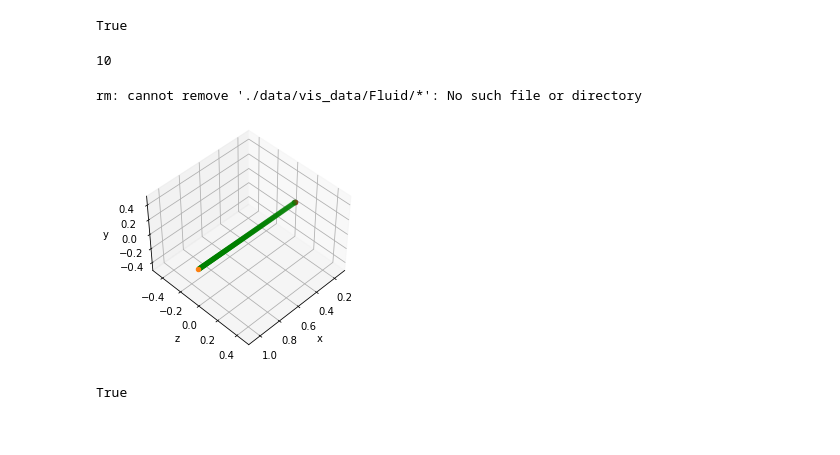
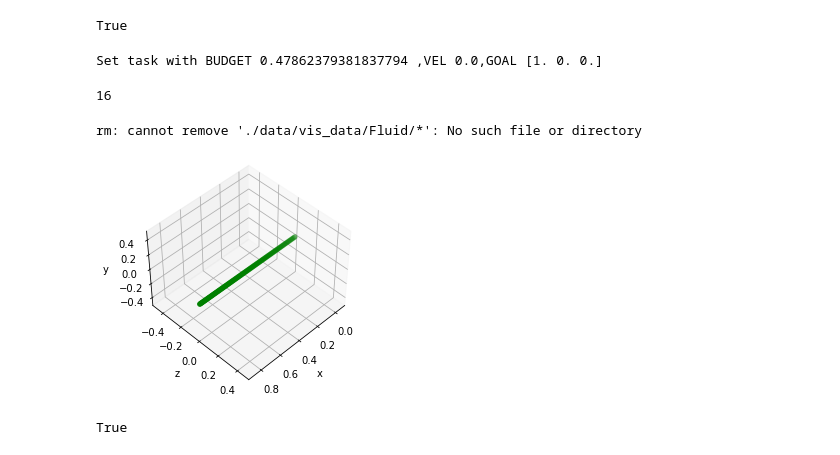
Before and after one commit to dongfangliu/pytorch_fish, a Jupyter notebook: scripts/testPID.ipynb, the cells around one changed output. Saved outputs shown, nothing was run; the diff lists cells and outputs as text; code cells hidden in the pictures.

```diff
--- a/scripts/testPID.ipynb
+++ b/scripts/testPID.ipynb
@@ -25,16 +25,15 @@ data_folder =cwd+ 'py_data/'
 json_folder =data_folder+'jsons/'
 path_folder =json_folder+'paths/'
 scripts_folder = cwd+'scripts/'
-fluid_json = json_folder+'fluid_param_1.0.json'
-rigid_json = json_folder+'rigids_4_30_new_all_fins.json'
+fluid_json = json_folder+'fluid_param_test.json'
+rigid_json = json_folder+'rigids_mentaray.json'
 print(Path("./py_data/jsons/paths/path_ss.json").exists())
 # %% [output]
 True
 # %%
 gpuId = 2
-frame_skip = 200
+control_dt=0.2
 theta = np.array([0,0])
-vel_theta = np.array([-180,180])
 random_vel = np.array([0,0])
 radius=1.0
 max_time = 10
@@ -42,68 +41,70 @@ action_max= 2
 done_dist = 0.1
 dist_distri_param =np.array([0,0])
 couple_mode =  fl.COUPLE_MODE.TWO_WAY
-ratio = 5/frame_skip*(max_time/10)
+ratio = 0.005/control_dt*(max_time/10)
 use_com=False
 
-wr = 0.2*np.array([1.0,0.5])
+wv = 0.0
 wp = 1.0*np.array([0.0,1.0])
 wa = 0
 live_penality =-0.05
 # %%
 env=gym.make('fish-v0',
                   gpuId=gpuId,
-                        couple_mode=couple_mode,frame_skip=frame_skip,radius=radius,
+                        couple_mode=couple_mode,control_dt=control_dt,radius=radius,
                        theta=theta,action_max=action_max,random_vel=random_vel,max_time=max_time,
-                       fluid_json=fluid_json,wp=wp,wr=wr,wa=wa,live_penality =live_penality,
-                       rigid_json=rigid_json,vel_theta = vel_theta,
-                       done_dist=done_dist,dist_distri_param=dist_distri_param,use_com=use_com
+                       fluid_json=fluid_json,wp=wp,wv=wv,wa=wa,live_penality =live_penality,
+                       rigid_json=rigid_json,
+                       done_dist=done_dist,use_com=use_com
 
                    )
+# %% [output]
+Set task with BUDGET 0.47862379381837794 ,VEL 0.0,GOAL [1. 0. 0.]
 # %%
 env.action_dim
 # %% [output]
-10
+16
 # %%
 !./clean_visdata.sh
 # %% [output]
 rm: cannot remove './data/vis_data/Fluid/*': No such file or directory
 # %%
 path_points =np.array( [
-    env.path_start*(1.0-t)+env.goal_pos*t for t in np.arange(0.0,1.0,1.0/100)
+    env.init_pos*(1.0-t)+env.goal_pos*t for t in np.arange(0.0,1.0,1.0/100)
 
 ])
 trajectory_points = env.trajectory_points
 ax=plt.figure().add_subplot(111, projection = '3d')
 X = path_points[:,0]
 Y = path_points[:,1]
 Z = path_points[:,2]
 ax.set_xlabel('x')
 ax.set_ylabel('z')
 ax.set_zlabel('y')
 max_range = np.array([X.max()-X.min(), Y.max()-Y.min(), Z.max()-Z.min()]).max() / 2.0
 mid_x = (X.max()+X.min()) * 0.5
 mid_y = (Y.max()+Y.min()) * 0.5
 mid_z = (Z.max()+Z.min()) * 0.5
 ax.set_xlim(mid_x - max_range, mid_x + max_range)
 ax.set_ylim(mid_z - max_range, mid_z + max_range)
 ax.set_zlim(mid_y - max_range, mid_y + max_range)
 ax.scatter3D(xs=X, zs=Y, ys=Z,c='g')
 if trajectory_points!=None:
     ax.scatter3D(xs=[x[0] for x in trajectory_points],
         zs=[x[1] for x in trajectory_points],
         ys=[x[2] for x in trajectory_points],
         c=[[0,0,i/len(trajectory_points)] for i in range(len(trajectory_points))])
 ax.view_init(elev=45,azim=45)#改变绘制图像的视角,即相机的位置,azim沿着z轴旋转，elev沿着y轴
 ax.set_xlabel('x')
 ax.set_ylabel('z')
 ax.set_zlabel('y')
-ax.scatter(env.path_start[0],env.path_start[2],env.path_start[1])
-ax.scatter(env.goal_pos[0],env.goal_pos[2],env.goal_pos[1])
-ax.scatter(env.body_xyz[0],env.body_xyz[2],env.body_xyz[1])
-ax.scatter(env.proj_pt_world[0],env.proj_pt_world[2],env.proj_pt_world[1])
+# ax.scatter(env.path_start[0],env.path_start[2],env.path_start[1])
+# ax.scatter(env.goal_pos[0],env.goal_pos[2],env.goal_pos[1])
+# ax.scatter(env.body_xyz[0],env.body_xyz[2],env.body_xyz[1])
+# ax.scatter(env.proj_pt_world[0],env.proj_pt_world[2],env.proj_pt_world[1])
 plt.show()
 # %% [output]
-[figure, old version]
+[figure, new version]
 # %%
 from gym_fish.envs.py_util import flare_util
 path = flare_util.path_data()
```
Also changed, not shown: parts of 3 cells of this notebook, 4 other files.
